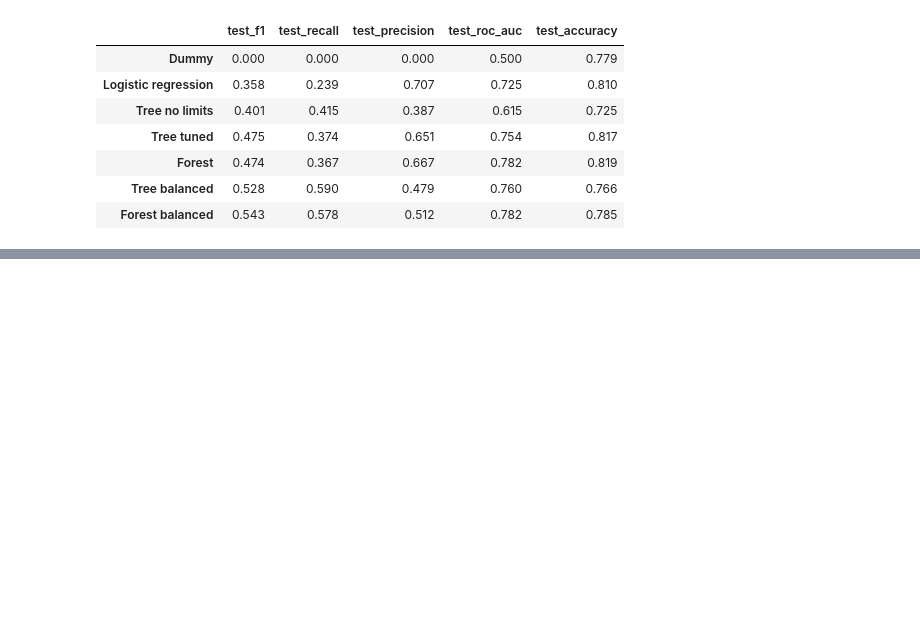
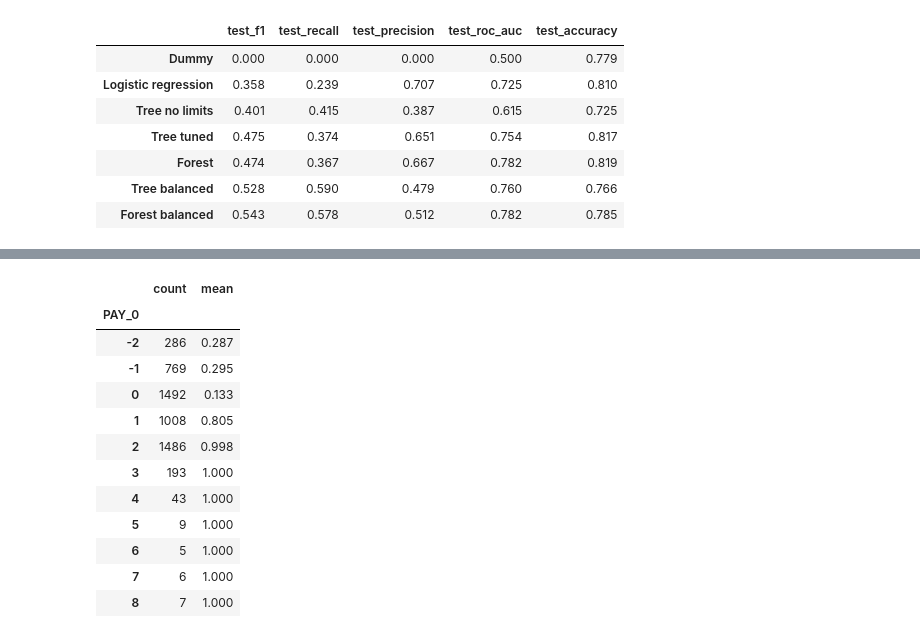
Before and after one commit to Diarmoa/ct4101-credit-default, a Jupyter notebook: notebooks/01_data_audit_and_baseline.ipynb, the cells around one changed output, grey strips where cells are left out. Saved outputs shown, nothing was run; the diff lists cells and outputs as text; code cells hidden in the pictures; blank space fills up the shorter version.

```diff
--- a/notebooks/01_data_audit_and_baseline.ipynb
+++ b/notebooks/01_data_audit_and_baseline.ipynb
@@ -500,0 +532,25 @@ results_table
+# %%
+# put the real answers and the guesses next to each client
+errors = X_train.copy()
+errors["actual"] = y_train
+errors["predicted"] = forest_bal_pred
+
+# keep only the clients who really defaulted
+defaulters = errors[errors["actual"] == 1]
+
+# how many defaulters and what share were caught for each late payment status last month
+defaulters.groupby("PAY_0")["predicted"].agg(["count", "mean"]).round(3)
+# %% [output]
+|  | count | mean |
+| PAY_0 |  |  |
+| -2 | 286 | 0.287 |
+| -1 | 769 | 0.295 |
+| 0 | 1492 | 0.133 |
+| 1 | 1008 | 0.805 |
+| 2 | 1486 | 0.998 |
+| 3 | 193 | 1.000 |
+| 4 | 43 | 1.000 |
+| 5 | 9 | 1.000 |
+| 6 | 5 | 1.000 |
+| 7 | 6 | 1.000 |
+| 8 | 7 | 1.000 |
```
Also changed, not shown: parts of 7 cells of this notebook.
